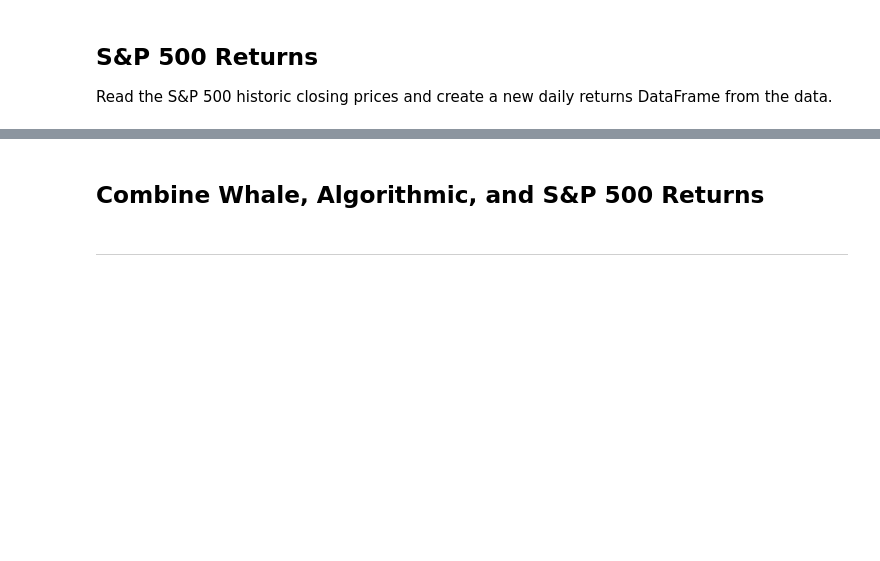
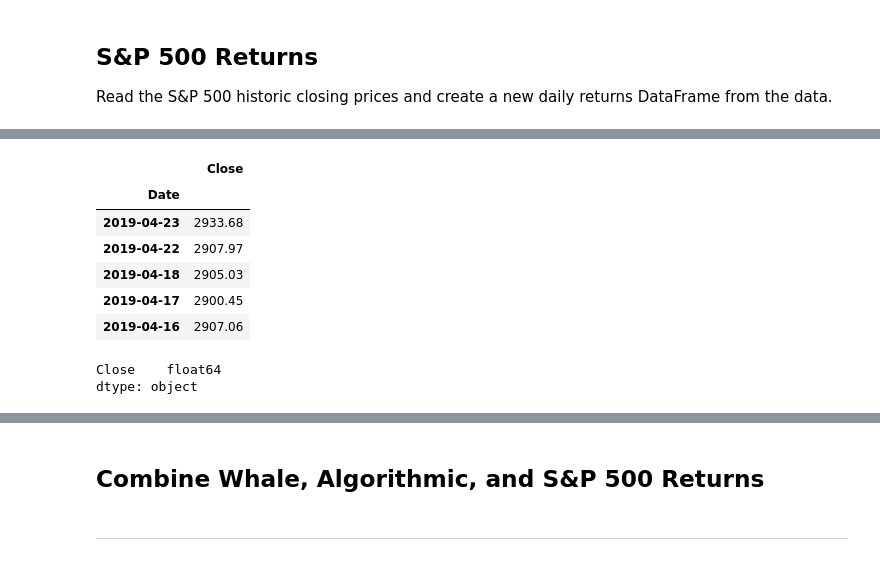
Before and after one commit to joeyh2/portfolio-analysis, a Jupyter notebook: whale_analysis.ipynb, the cells around one changed output, grey strips where cells are left out. Cells and saved outputs as stored; diff of their text form; code cells hidden in the pictures; blank space fills up the shorter version.

```diff
--- a/whale_analysis.ipynb
+++ b/whale_analysis.ipynb
@@ -93,4 +130,22 @@ Read the S&P 500 historic closing prices and create a new daily returns DataFram
 # %%
 # Fix Data Types
+sp500_df["Close"] = sp500_df["Close"].str.replace("$","")
+# %%
+sp500_df["Close"] = sp500_df["Close"].astype("float")
+# %%
+sp500_df.head()
+# %% [output]
+|  | Close |
+| Date |  |
+| 2019-04-23 | 2933.68 |
+| 2019-04-22 | 2907.97 |
+| 2019-04-18 | 2905.03 |
+| 2019-04-17 | 2900.45 |
+| 2019-04-16 | 2907.06 |
+# %%
+sp500_df.dtypes
+# %% [output]
+Close    float64
+dtype: object
 # %%
 # Calculate Daily Returns
```
Also changed, not shown: parts of 9 cells of this notebook.
